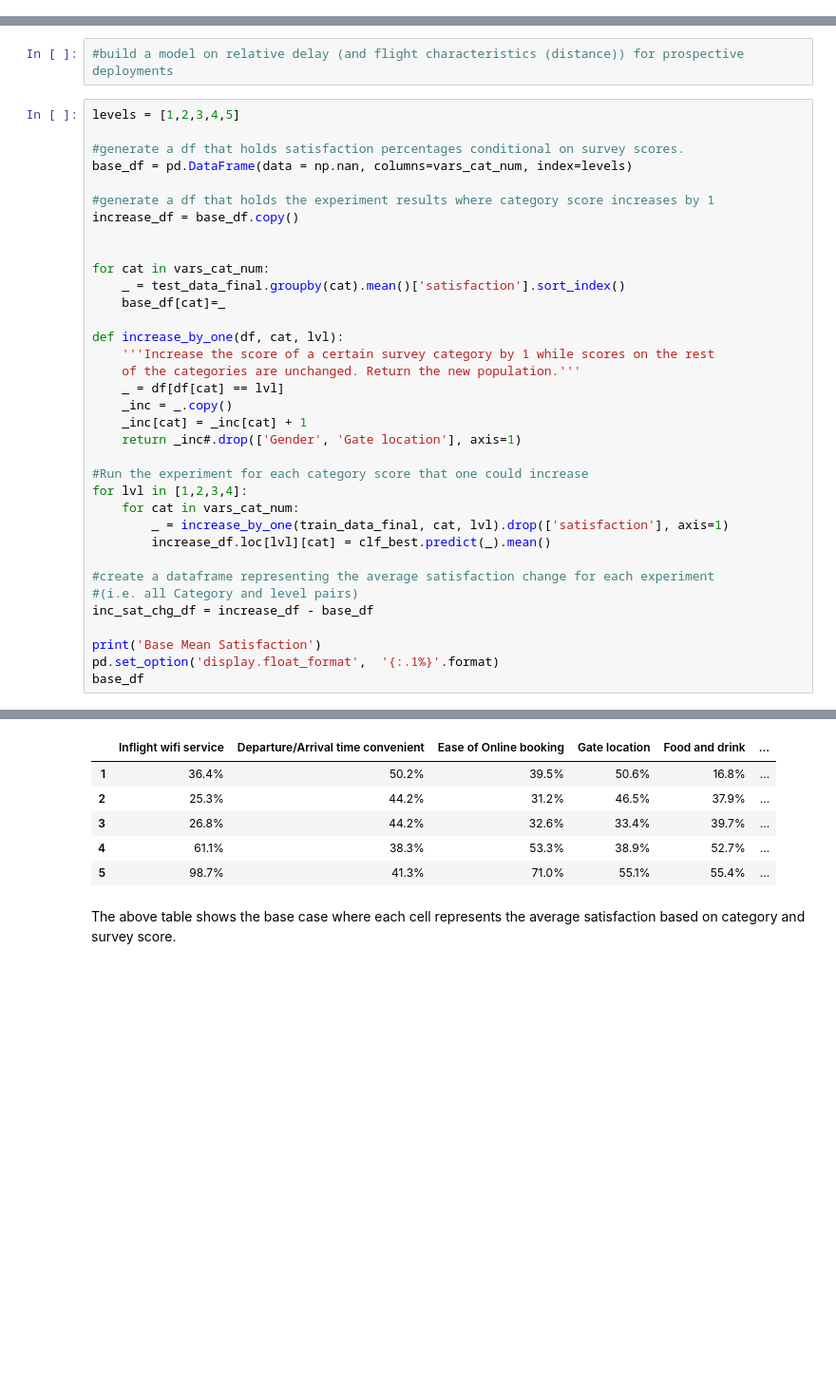
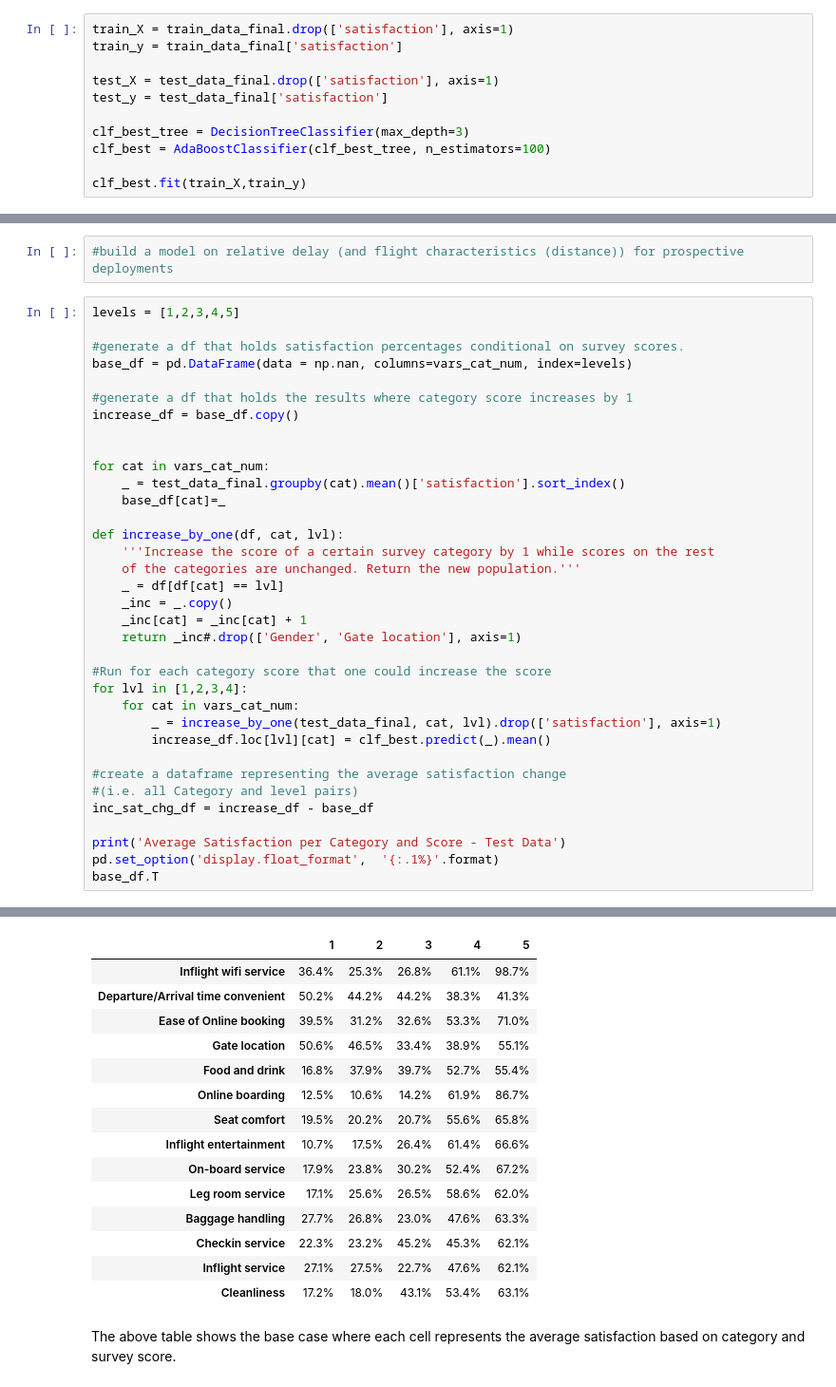
Before and after one commit to artunart/Happier-Passengers, a Jupyter notebook: Happier Passengers - Part 4 - Modeling.ipynb, the cells around one changed output, grey strips where cells are left out. Shown at 95% size. Drawn from its saved outputs; the diff is of its cells as text; blank space fills up the shorter version.

```diff
--- a/Happier Passengers - Part 4 - Modeling.ipynb
+++ b/Happier Passengers - Part 4 - Modeling.ipynb
@@ -177 +173,12 @@ Although, the models seem to behave similarly in terms of scores at higher Max T
 **Retrain On All Available Training Data and Display Feature Importance**<br/>
+# %%
+train_X = train_data_final.drop(['satisfaction'], axis=1)
+train_y = train_data_final['satisfaction']
+
+test_X = test_data_final.drop(['satisfaction'], axis=1)
+test_y = test_data_final['satisfaction']
+
+clf_best_tree = DecisionTreeClassifier(max_depth=3)
+clf_best = AdaBoostClassifier(clf_best_tree, n_estimators=100)
+
+clf_best.fit(train_X,train_y)
@@ -238,7 +236,7 @@ levels = [1,2,3,4,5]
 #generate a df that holds satisfaction percentages conditional on survey scores.
 base_df = pd.DataFrame(data = np.nan, columns=vars_cat_num, index=levels)
 
-#generate a df that holds the experiment results where category score increases by 1
+#generate a df that holds the results where category score increases by 1
 increase_df = base_df.copy()
 
 
@@ -254,17 +252,17 @@ def increase_by_one(df, cat, lvl):
     _inc[cat] = _inc[cat] + 1
     return _inc#.drop(['Gender', 'Gate location'], axis=1)
 
-#Run the experiment for each category score that one could increase
+#Run for each category score that one could increase the score
 for lvl in [1,2,3,4]:
     for cat in vars_cat_num:
-        _ = increase_by_one(train_data_final, cat, lvl).drop(['satisfaction'], axis=1)
+        _ = increase_by_one(test_data_final, cat, lvl).drop(['satisfaction'], axis=1)
         increase_df.loc[lvl][cat] = clf_best.predict(_).mean()
 
-#create a dataframe representing the average satisfaction change for each experiment
+#create a dataframe representing the average satisfaction change
 #(i.e. all Category and level pairs)
 inc_sat_chg_df = increase_df - base_df
 
-print('Base Mean Satisfaction')
+print('Average Satisfaction per Category and Score - Test Data')
 pd.set_option('display.float_format',  '{:.1%}'.format)
-base_df
+base_df.T
 # %% [output]
@@ -272,9 +270,18 @@ Base Mean Satisfaction
-|  | Inflight wifi service | Departure/Arrival time convenient | Ease of Online booking | Gate location | Food and drink | ... |
-| 1 | 36.4% | 50.2% | 39.5% | 50.6% | 16.8% | ... |
-| 2 | 25.3% | 44.2% | 31.2% | 46.5% | 37.9% | ... |
-| 3 | 26.8% | 44.2% | 32.6% | 33.4% | 39.7% | ... |
-| 4 | 61.1% | 38.3% | 53.3% | 38.9% | 52.7% | ... |
-| 5 | 98.7% | 41.3% | 71.0% | 55.1% | 55.4% | ... |
+|  | 1 | 2 | 3 | 4 | 5 |
+| Inflight wifi service | 36.4% | 25.3% | 26.8% | 61.1% | 98.7% |
+| Departure/Arrival time convenient | 50.2% | 44.2% | 44.2% | 38.3% | 41.3% |
+| Ease of Online booking | 39.5% | 31.2% | 32.6% | 53.3% | 71.0% |
+| Gate location | 50.6% | 46.5% | 33.4% | 38.9% | 55.1% |
+| Food and drink | 16.8% | 37.9% | 39.7% | 52.7% | 55.4% |
+| Online boarding | 12.5% | 10.6% | 14.2% | 61.9% | 86.7% |
+| Seat comfort | 19.5% | 20.2% | 20.7% | 55.6% | 65.8% |
+| Inflight entertainment | 10.7% | 17.5% | 26.4% | 61.4% | 66.6% |
+| On-board service | 17.9% | 23.8% | 30.2% | 52.4% | 67.2% |
+| Leg room service | 17.1% | 25.6% | 26.5% | 58.6% | 62.0% |
+| Baggage handling | 27.7% | 26.8% | 23.0% | 47.6% | 63.3% |
+| Checkin service | 22.3% | 23.2% | 45.2% | 45.3% | 62.1% |
+| Inflight service | 27.1% | 27.5% | 22.7% | 47.6% | 62.1% |
+| Cleanliness | 17.2% | 18.0% | 43.1% | 53.4% | 63.1% |
 # %% [markdown]
 The above table shows the base case where each cell represents the average satisfaction based on category and survey score.
 # %%
```
Also changed, not shown: parts of 22 cells of this notebook, 7 other files.
